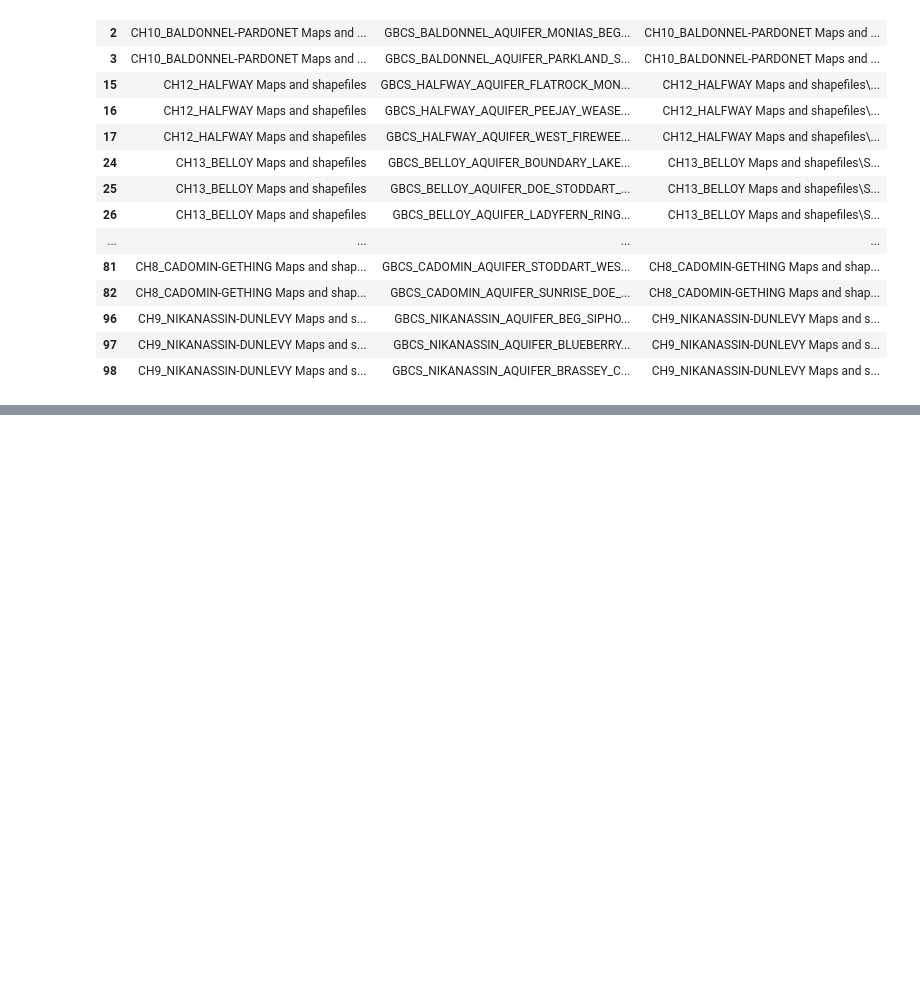
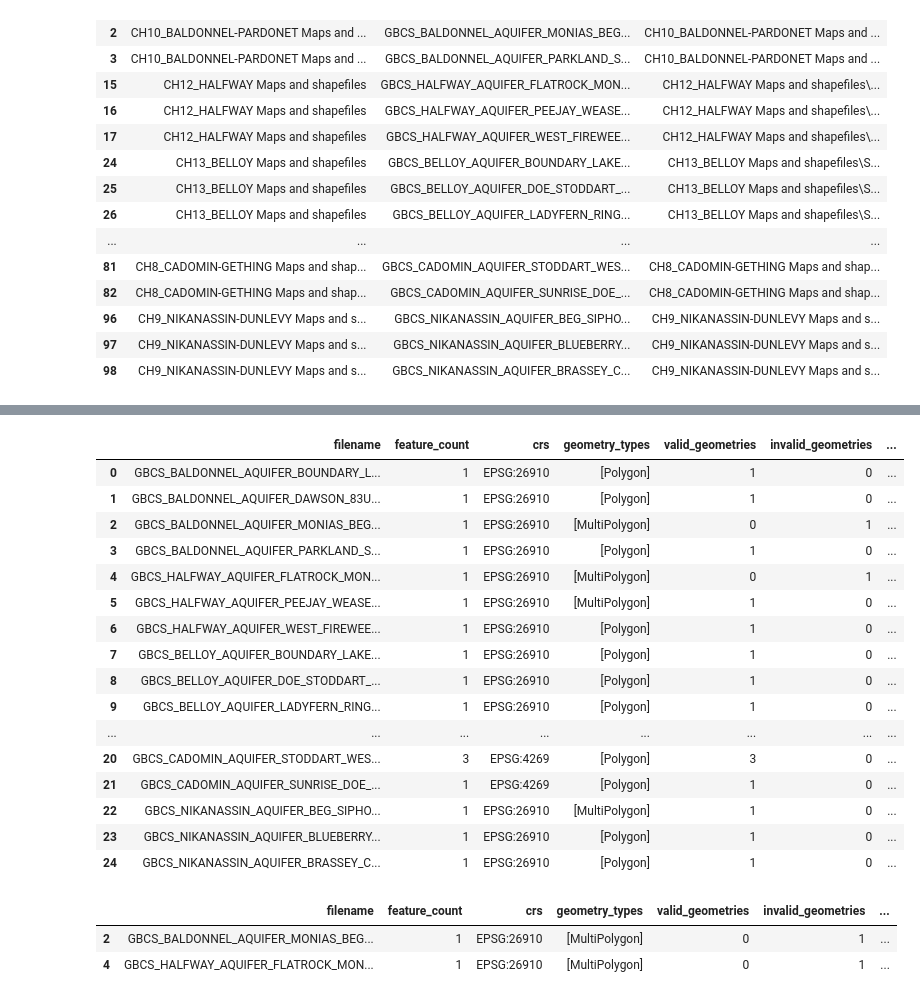
Before and after one commit to andrew-vigars/canco2-storage, a Jupyter notebook: notebooks/02_bc_ne_storage_atlas.ipynb, the cells around one changed output, grey strips where cells are left out. Cells and saved outputs as stored; diff of their text form; code cells hidden in the pictures; blank space fills up the shorter version.

```diff
--- a/notebooks/02_bc_ne_storage_atlas.ipynb
+++ b/notebooks/02_bc_ne_storage_atlas.ipynb
@@ -1882,0 +2156,78 @@ Aquifer shapefiles: 25
+# %%
+# ---------------------------------------------------------------------------
+# Diagnose aquifer geometry warnings and validity
+# ---------------------------------------------------------------------------
+
+aquifer_geometry_diagnostics = []
+
+for _, row in aquifer_shapefiles.iterrows():
+    shp_path = APPENDIX_E / row["relative_path"]
+
+    try:
+        gdf = gpd.read_file(shp_path)
+
+        aquifer_geometry_diagnostics.append(
+            {
+                "filename": row["filename"],
+                "feature_count": len(gdf),
+                "crs": gdf.crs.to_string() if gdf.crs else None,
+                "geometry_types": sorted(
+                    gdf.geometry.geom_type.dropna().unique().tolist()
+                ),
+                "valid_geometries": int(gdf.geometry.is_valid.sum()),
+                "invalid_geometries": int((~gdf.geometry.is_valid).sum()),
+                "null_geometries": int(gdf.geometry.isna().sum()),
+                "empty_geometries": int(gdf.geometry.is_empty.sum()),
+            }
+        )
+
+    except Exception as exc:
+        aquifer_geometry_diagnostics.append(
+            {
+                "filename": row["filename"],
+                "feature_count": None,
+                "crs": None,
+                "geometry_types": None,
+                "valid_geometries": None,
+                "invalid_geometries": None,
+                "null_geometries": None,
+                "empty_geometries": None,
+                "error": str(exc),
+            }
+        )
+
+aquifer_geometry_diagnostics = pd.DataFrame(
+    aquifer_geometry_diagnostics
+)
+
+display(aquifer_geometry_diagnostics)
+# %% [output]
+|  | filename | feature_count | crs | geometry_types | valid_geometries | invalid_geometries | ... |
+| 0 | GBCS_BALDONNEL_AQUIFER_BOUNDARY_L... | 1 | EPSG:26910 | [Polygon] | 1 | 0 | ... |
+| 1 | GBCS_BALDONNEL_AQUIFER_DAWSON_83U... | 1 | EPSG:26910 | [Polygon] | 1 | 0 | ... |
+| 2 | GBCS_BALDONNEL_AQUIFER_MONIAS_BEG... | 1 | EPSG:26910 | [MultiPolygon] | 0 | 1 | ... |
+| 3 | GBCS_BALDONNEL_AQUIFER_PARKLAND_S... | 1 | EPSG:26910 | [Polygon] | 1 | 0 | ... |
+| 4 | GBCS_HALFWAY_AQUIFER_FLATROCK_MON... | 1 | EPSG:26910 | [MultiPolygon] | 0 | 1 | ... |
+| 5 | GBCS_HALFWAY_AQUIFER_PEEJAY_WEASE... | 1 | EPSG:26910 | [MultiPolygon] | 1 | 0 | ... |
+| 6 | GBCS_HALFWAY_AQUIFER_WEST_FIREWEE... | 1 | EPSG:26910 | [Polygon] | 1 | 0 | ... |
+| 7 | GBCS_BELLOY_AQUIFER_BOUNDARY_LAKE... | 1 | EPSG:26910 | [Polygon] | 1 | 0 | ... |
+| 8 | GBCS_BELLOY_AQUIFER_DOE_STODDART_... | 1 | EPSG:26910 | [Polygon] | 1 | 0 | ... |
+| 9 | GBCS_BELLOY_AQUIFER_LADYFERN_RING... | 1 | EPSG:26910 | [Polygon] | 1 | 0 | ... |
+| ... | ... | ... | ... | ... | ... | ... | ... |
+| 20 | GBCS_CADOMIN_AQUIFER_STODDART_WES... | 3 | EPSG:4269 | [Polygon] | 3 | 0 | ... |
+| 21 | GBCS_CADOMIN_AQUIFER_SUNRISE_DOE_... | 1 | EPSG:4269 | [Polygon] | 1 | 0 | ... |
+| 22 | GBCS_NIKANASSIN_AQUIFER_BEG_SIPHO... | 1 | EPSG:26910 | [MultiPolygon] | 1 | 0 | ... |
+| 23 | GBCS_NIKANASSIN_AQUIFER_BLUEBERRY... | 1 | EPSG:26910 | [Polygon] | 1 | 0 | ... |
+| 24 | GBCS_NIKANASSIN_AQUIFER_BRASSEY_C... | 1 | EPSG:26910 | [Polygon] | 1 | 0 | ... |
+# %%
+problem_aquifers = aquifer_geometry_diagnostics[
+    (aquifer_geometry_diagnostics["invalid_geometries"] > 0)
+    | (aquifer_geometry_diagnostics["null_geometries"] > 0)
+    | (aquifer_geometry_diagnostics["empty_geometries"] > 0)
+]
+
+display(problem_aquifers)
+# %% [output]
+|  | filename | feature_count | crs | geometry_types | valid_geometries | invalid_geometries | ... |
+| 2 | GBCS_BALDONNEL_AQUIFER_MONIAS_BEG... | 1 | EPSG:26910 | [MultiPolygon] | 0 | 1 | ... |
+| 4 | GBCS_HALFWAY_AQUIFER_FLATROCK_MON... | 1 | EPSG:26910 | [MultiPolygon] | 0 | 1 | ... |
```
Also changed, not shown: parts of 33 cells of this notebook.
